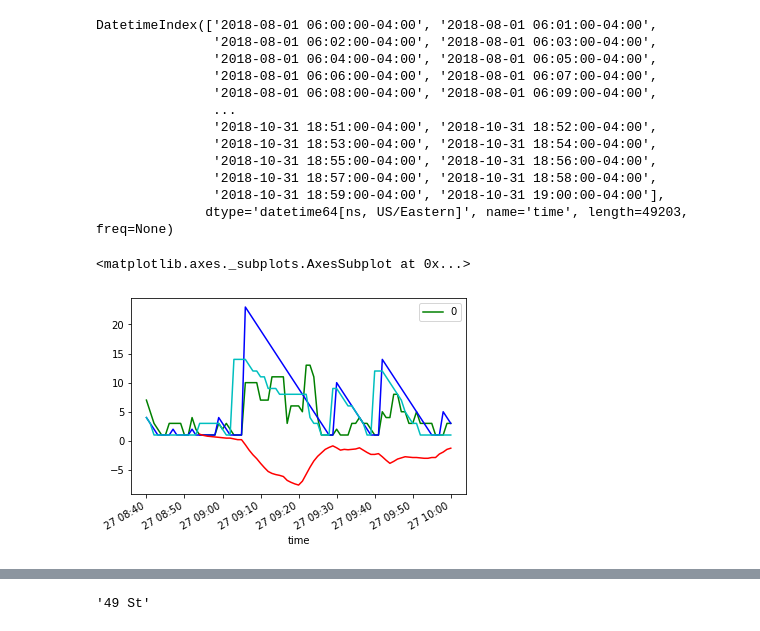
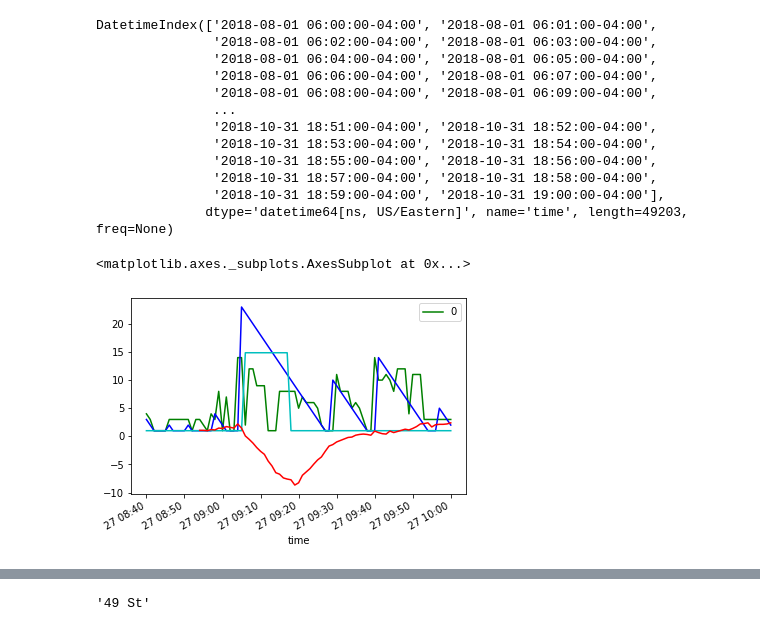
Before and after one commit to b-koopman/MTADelayPredict, a Jupyter notebook: Notebooks/2_FeatureEngineering.ipynb, the cells around one changed output, grey strips where cells are left out. Drawn from its saved outputs; the diff is of its cells as text; code cells hidden in the pictures.

```diff
--- a/Notebooks/2_FeatureEngineering.ipynb
+++ b/Notebooks/2_FeatureEngineering.ipynb
@@ -186,7 +186,7 @@ next_scheduled_arrival_df = pd.read_hdf(os.path.join(data_dir, 'next_scheduled_a
 # %%
 next_scheduled_arrival_df = next_scheduled_arrival_df.reindex(features_df.index).interpolate().fillna(0.0)
 # %%
-#features_df = pd.concat([features_df, next_scheduled_arrival_df[['R17N', 'R16N', 'R15N', 'R14N']]], axis=1)
+features_df = pd.concat([features_df, next_scheduled_arrival_df[['R17N', 'R16N', 'R15N', 'R14N']]], axis=1)
 #features_df.dropna(inplace=True)
 # %% [markdown]
 # Resample Distribution
@@ -245,3 +228,5 @@ min_until_train_df.shape
+# %%
+is_delay = (min_until_train_df['R16N'].rolling(5).max() > 15)
 # %% [markdown]
 # Feature Selection
 
@@ -253,9 +238,9 @@ from MTADelayPredict.subway_line import N_STOP_LIST
 TIMES_SQUARE_STOPID = stop_info.name2stop_ids('Times Sq - 42 St', N_STOP_LIST).iloc[0]
 # %%
 train_X = features_df.loc['2018-11-01':]
-train_y = min_until_train_df.loc['2018-11-01':, TIMES_SQUARE_STOPID]
+train_y = min_until_train_df.loc['2018-11-01':, TIMES_SQUARE_STOPID].shift(-1).fillna(0.0)
 validate_X = features_df.loc['2018-08-01':'2018-10-31']
-validate_y = min_until_train_df.loc['2018-08-01':'2018-10-31', TIMES_SQUARE_STOPID]
+validate_y = min_until_train_df.loc['2018-08-01':'2018-10-31', TIMES_SQUARE_STOPID].shift(-1).fillna(0.0)
 # %%
 # train_X = resampled_features_df.loc['2018-11-01':]
 # train_y = resampled_min_until_train_df.loc['2018-11-01':, TIMES_SQUARE_STOPID]
@@ -319,9 +304,9 @@ DatetimeIndex(['2018-08-01 06:00:00-04:00', '2018-08-01 06:01:00-04:00',
 # %%
 pred_y_df = pd.DataFrame(pred_y, index=validate_y.index)
 ax = pred_y_df['2018-08-27 08:40:00':'2018-08-27 10:00:00'].plot(color='g')
 validate_y['2018-08-27 08:40:00':'2018-08-27 10:00:00'].plot(ax=ax, color='b')
-next_scheduled_arrival_df.loc['2018-08-27 08:40:00':'2018-08-27 10:00:00', 'R16N'].plot(ax=ax, color='c')
+validate_X_weight.loc['2018-08-27 08:40:00':'2018-08-27 10:00:00'].plot(ax=ax, color='c')
 (pred_y_df['2018-08-27 08:40:00':'2018-08-27 10:00:00'][0] - validate_y['2018-08-27 08:40:00':'2018-08-27 10:00:00']).rolling(15).mean().plot(color='r', ax=ax)
 # %% [output]
 <matplotlib.axes._subplots.AxesSubplot at 0x...>
-[figure, old version]
+[figure, new version]
```
Also changed, not shown: parts of 12 cells of this notebook.
